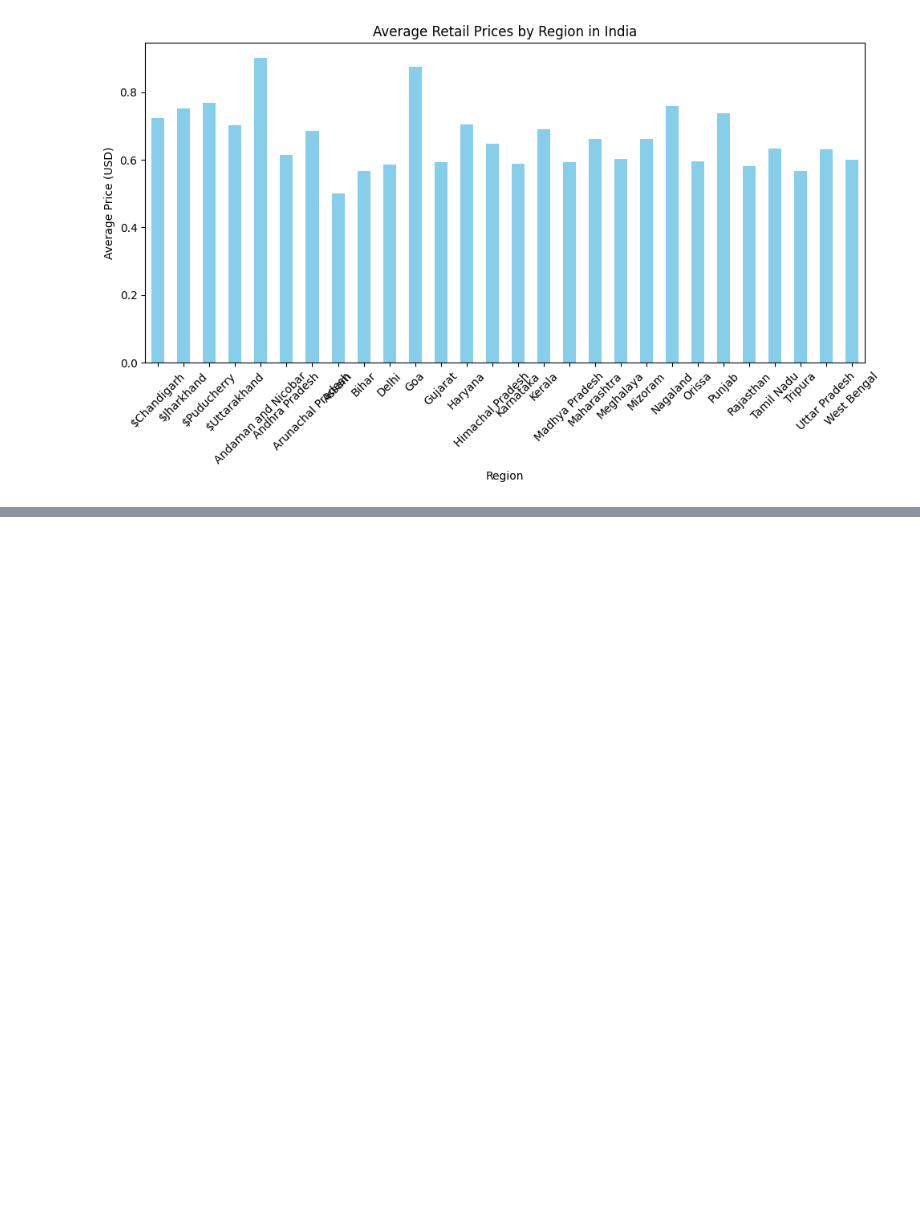
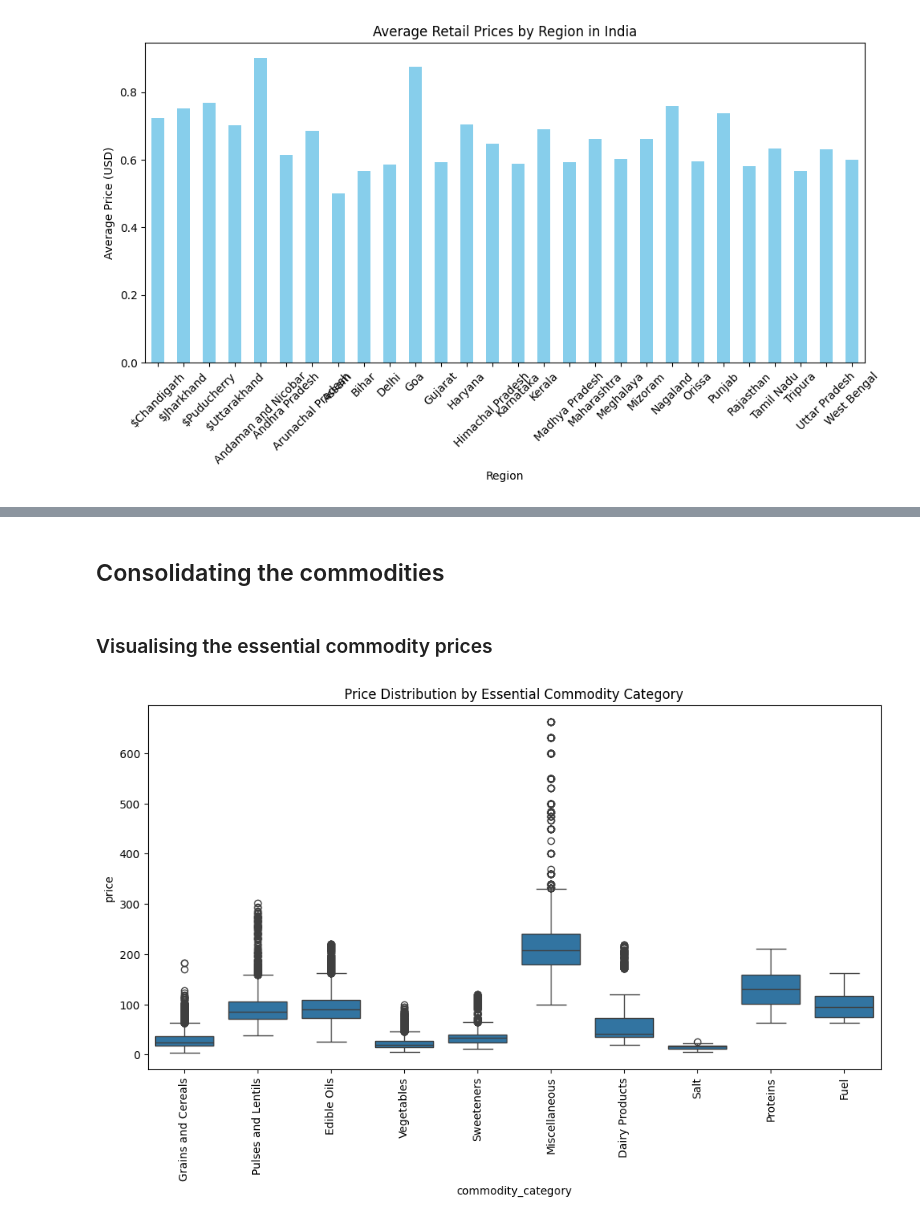
Before and after one commit to raghuveerv/CommodityPricePredictor, a Jupyter notebook: Raghuveer-Explore.ipynb, the cells around one changed output, grey strips where cells are left out. Cells and saved outputs as stored; diff of their text form; code cells hidden in the pictures; blank space fills up the shorter version.

```diff
--- a/Raghuveer-Explore.ipynb
+++ b/Raghuveer-Explore.ipynb
@@ -309,0 +363,2 @@ plt.show()
+# %% [markdown]
+## Consolidating the commodities
@@ -309,0 +407,11 @@ plt.show()
+# %% [markdown]
+### Visualising the essential commodity prices
+# %%
+# Create a boxplot to show price distribution by commodity category
+plt.figure(figsize=(12, 6))
+sns.boxplot(x='commodity_category', y='price', data=M_food_prices)
+plt.xticks(rotation=90)
+plt.title('Price Distribution by Essential Commodity Category')
+plt.show()
+# %% [output]
+[figure, added]
```
Also changed, not shown: parts of 14 cells of this notebook.
